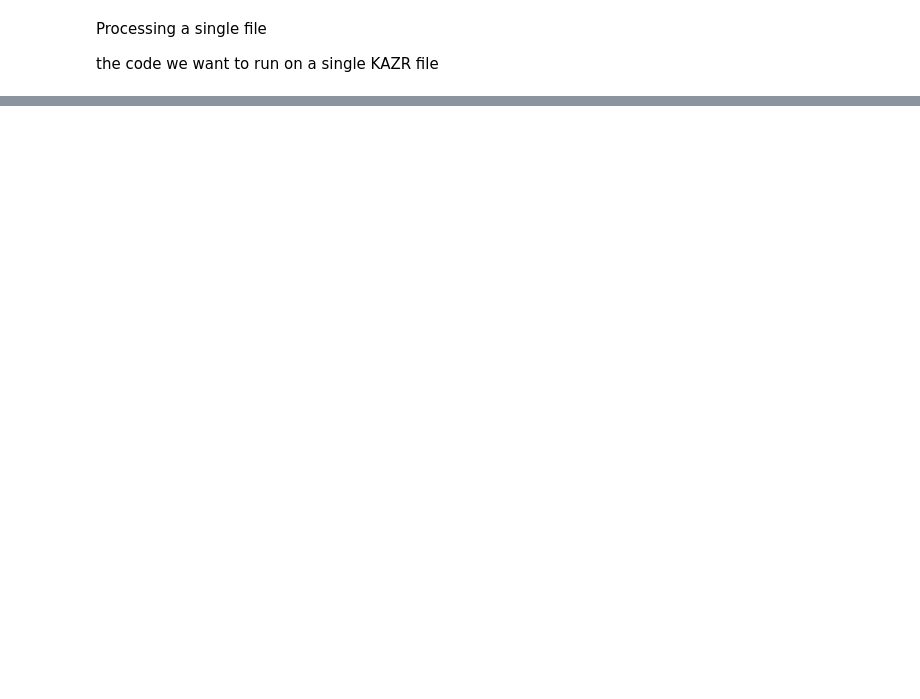
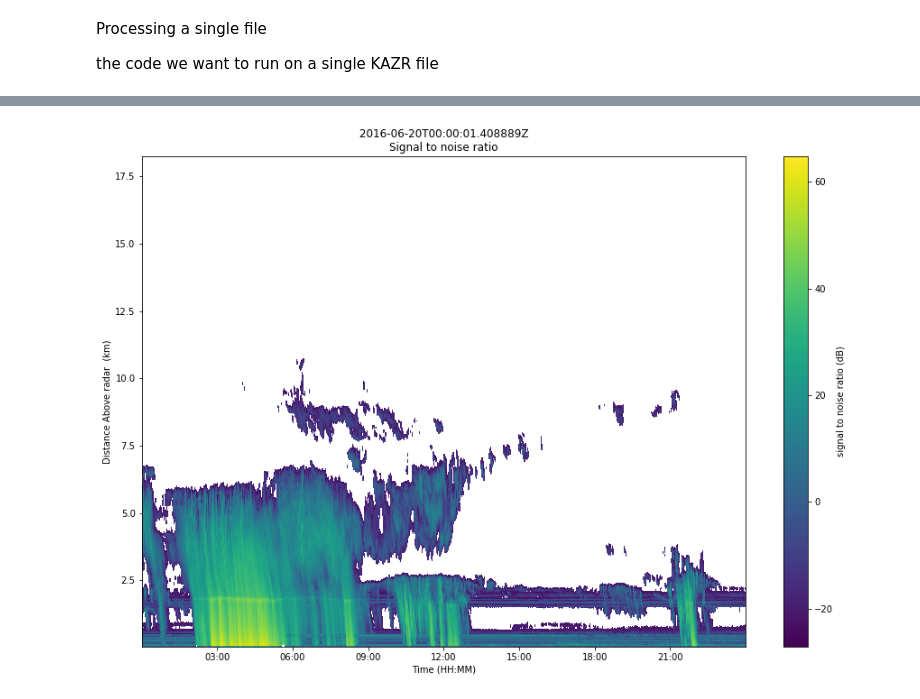
Before and after one commit to scollis/kazr_tools, a Jupyter notebook: notebooks/process_single_file.ipynb, the cells around one changed output, grey strips where cells are left out. Cells and saved outputs as stored; diff of their text form; code cells hidden in the pictures; blank space fills up the shorter version.

```diff
--- a/notebooks/process_single_file.ipynb
+++ b/notebooks/process_single_file.ipynb
@@ -49,0 +114,16 @@ plt.ylim([0,2.5])
+# %%
+sig_dec = pyart.correct.GateFilter(radar)
+sig_dec.exclude_all()
+sig_dec.include_below('velocity_texture', 1.5)
+# %%
+#gatefilter can not be passed to VPT plot unlike PPI etc.. so doing this manualy
+snr_data = copy.deepcopy(radar.fields['snr_copol']['data'])
+snr_data_filt = np.ma.masked_where(sig_dec.gate_excluded, snr_data)
+radar.add_field_like('snr_copol', 'snr_copol_filtered', snr_data_filt, replace_existing = True)
+# %%
+my_display = pyart.graph.RadarDisplay(radar)
+my_fig = plt.figure(figsize = [15,10])
+
+my_display.plot_vpt('snr_copol_filtered', time_axis_flag=True)
+# %% [output]
+[figure, added]
```
Also changed, not shown: parts of 17 cells of this notebook.
